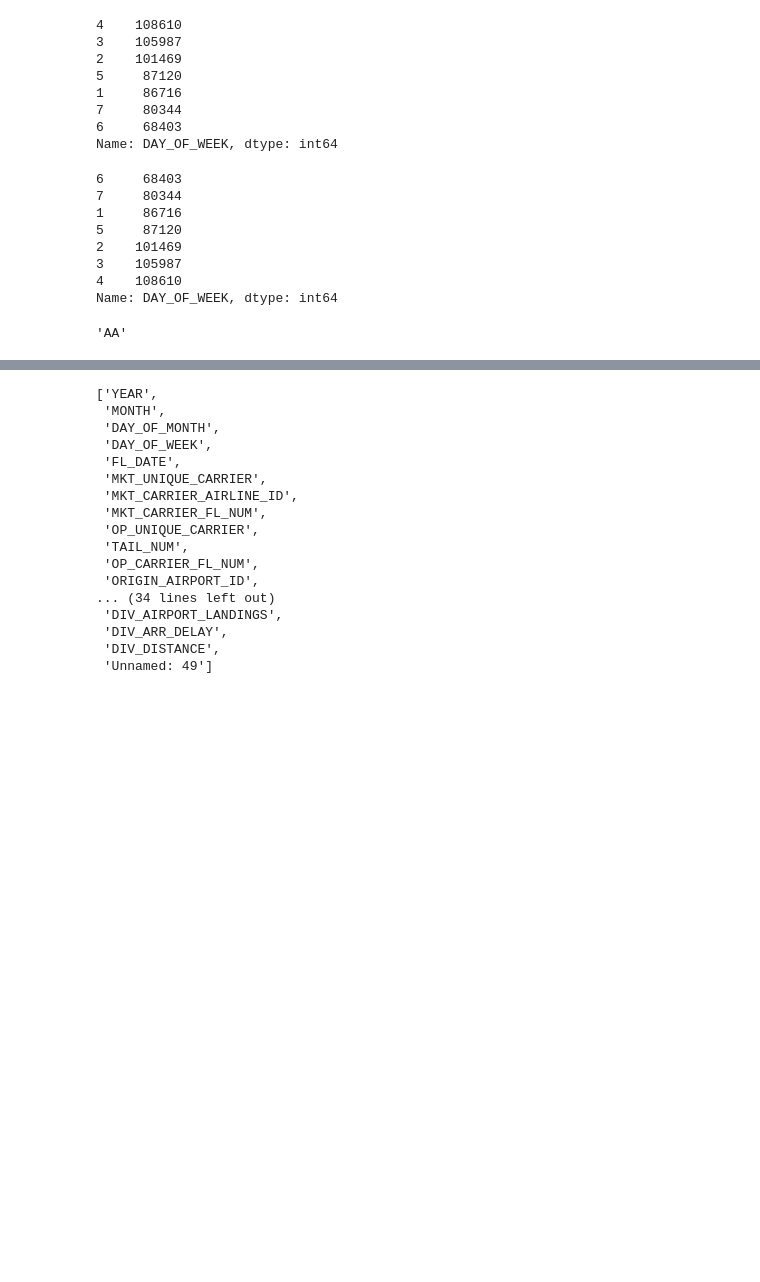
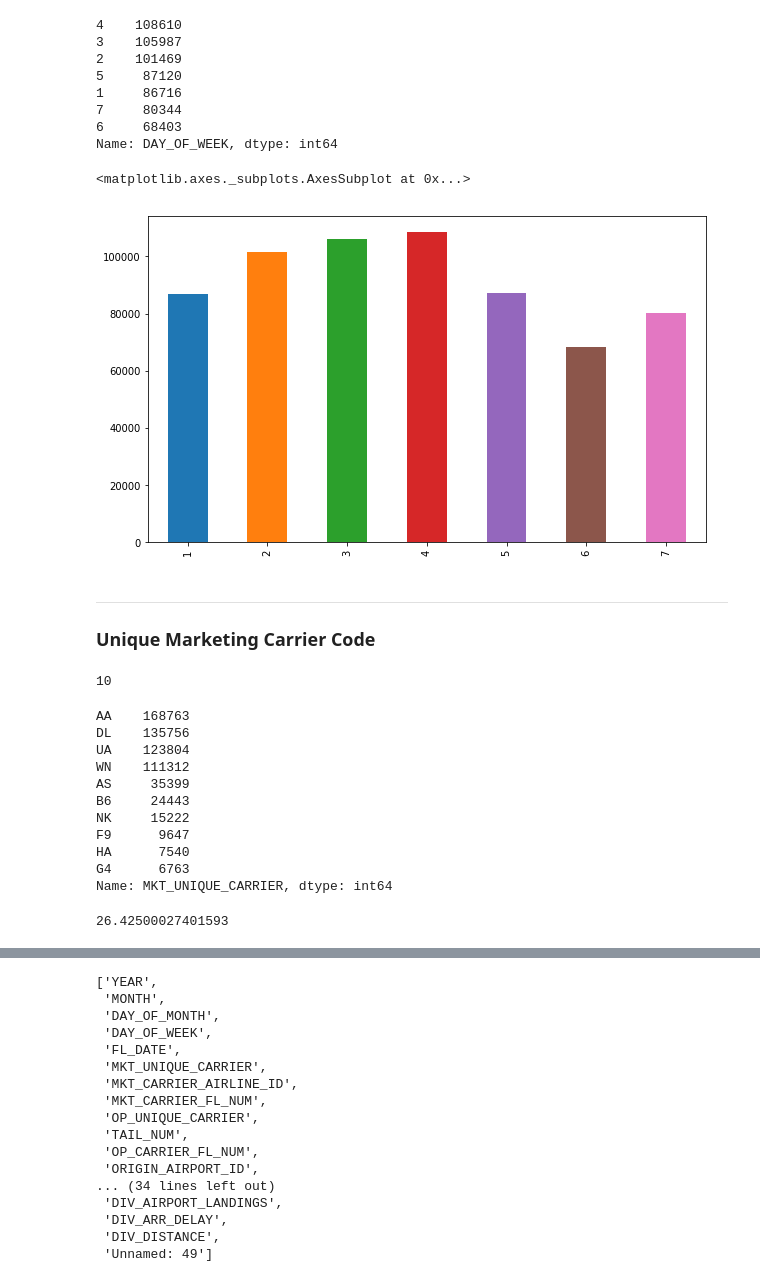
Before and after one commit to mattkeeran/GTRI_ICL_Datasets, a Jupyter notebook: GTRI Airline Arrivals.ipynb, the cells around one changed output, grey strips where cells are left out. Cells and saved outputs as stored; diff of their text form; code cells hidden in the pictures; blank space fills up the shorter version.

```diff
--- a/GTRI Airline Arrivals.ipynb
+++ b/GTRI Airline Arrivals.ipynb
@@ -141,18 +219,33 @@ data['DAY_OF_WEEK'].value_counts()
 7     80344
 6     68403
 Name: DAY_OF_WEEK, dtype: int64
+# %%
+data['DAY_OF_WEEK'].value_counts().sort_index().plot.bar(figsize=(10,6))
+# %% [output]
+<matplotlib.axes._subplots.AxesSubplot at 0x...>
+[figure, added]
+# %% [markdown]
+---
+### **Unique Marketing Carrier Code**
+# %%
+len(data['MKT_UNIQUE_CARRIER'].value_counts())
+# %% [output]
+10
 # %%
-data['DAY_OF_WEEK'].value_counts().sort_values()
+data['MKT_UNIQUE_CARRIER'].value_counts()
 # %% [output]
-6     68403
-7     80344
-1     86716
-5     87120
-2    101469
-3    105987
-4    108610
-Name: DAY_OF_WEEK, dtype: int64
+AA    168763
+DL    135756
+UA    123804
+WN    111312
+AS     35399
+B6     24443
+NK     15222
+F9      9647
+HA      7540
+G4      6763
+Name: MKT_UNIQUE_CARRIER, dtype: int64
-# %%
-data['MKT_UNIQUE_CARRIER'].min()
-# %% [output]
-'AA'
+# %%
+data['MKT_UNIQUE_CARRIER'].value_counts()[0]/len(data)*100
+# %% [output]
+26.42500027401593
```
Also changed, not shown: parts of 47 cells of this notebook, 1 other file.
